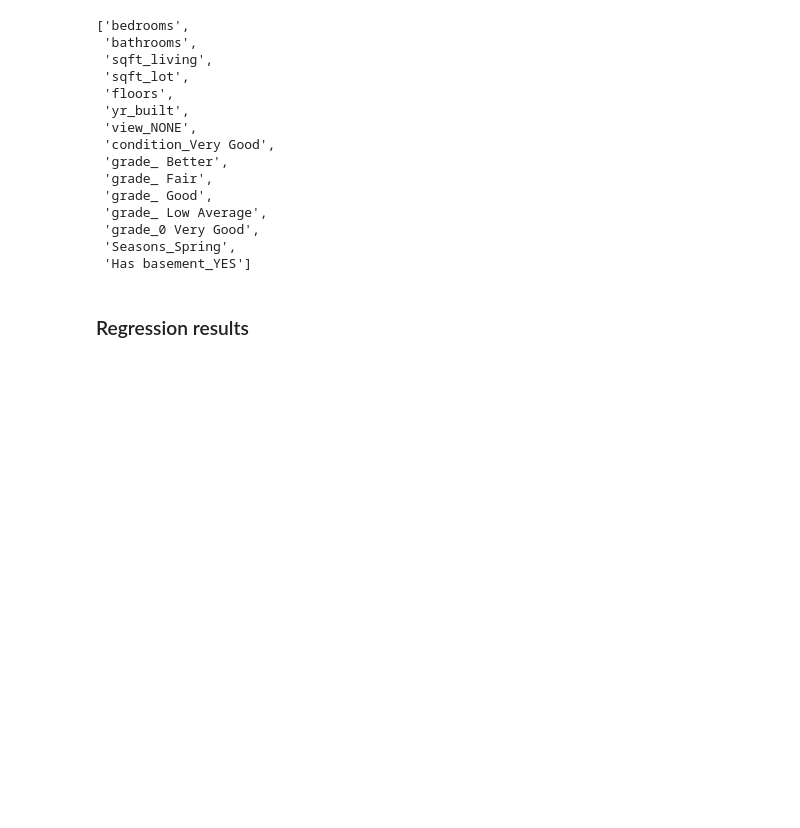
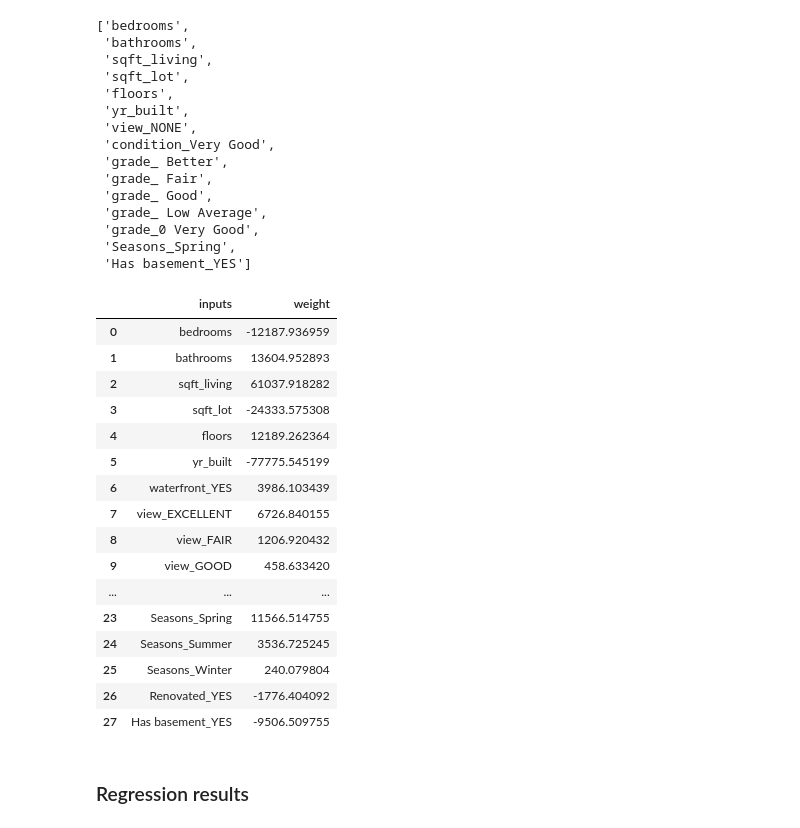
Before and after one commit to WilliamNdoni/linear-regression_phase2_proj, a Jupyter notebook: student.ipynb, the cells around one changed output. Saved outputs shown, nothing was run; the diff lists cells and outputs as text; code cells hidden in the pictures; blank space fills up the shorter version.

```diff
--- a/student.ipynb
+++ b/student.ipynb
@@ -1287,6 +1287,26 @@ selected_feature_names
  'grade_0 Very Good',
  'Seasons_Spring',
  'Has basement_YES']
+# %%
+weights
+# %% [output]
+|  | inputs | weight |
+| 0 | bedrooms | -12187.936959 |
+| 1 | bathrooms | 13604.952893 |
+| 2 | sqft_living | 61037.918282 |
+| 3 | sqft_lot | -24333.575308 |
+| 4 | floors | 12189.262364 |
+| 5 | yr_built | -77775.545199 |
+| 6 | waterfront_YES | 3986.103439 |
+| 7 | view_EXCELLENT | 6726.840155 |
+| 8 | view_FAIR | 1206.920432 |
+| 9 | view_GOOD | 458.633420 |
+| ... | ... | ... |
+| 23 | Seasons_Spring | 11566.514755 |
+| 24 | Seasons_Summer | 3536.725245 |
+| 25 | Seasons_Winter | 240.079804 |
+| 26 | Renovated_YES | -1776.404092 |
+| 27 | Has basement_YES | -9506.509755 |
 # %% [markdown]
 ### Regression results
 # %% [markdown]
```
Also changed, not shown: parts of 10 cells of this notebook, 1 other file.
